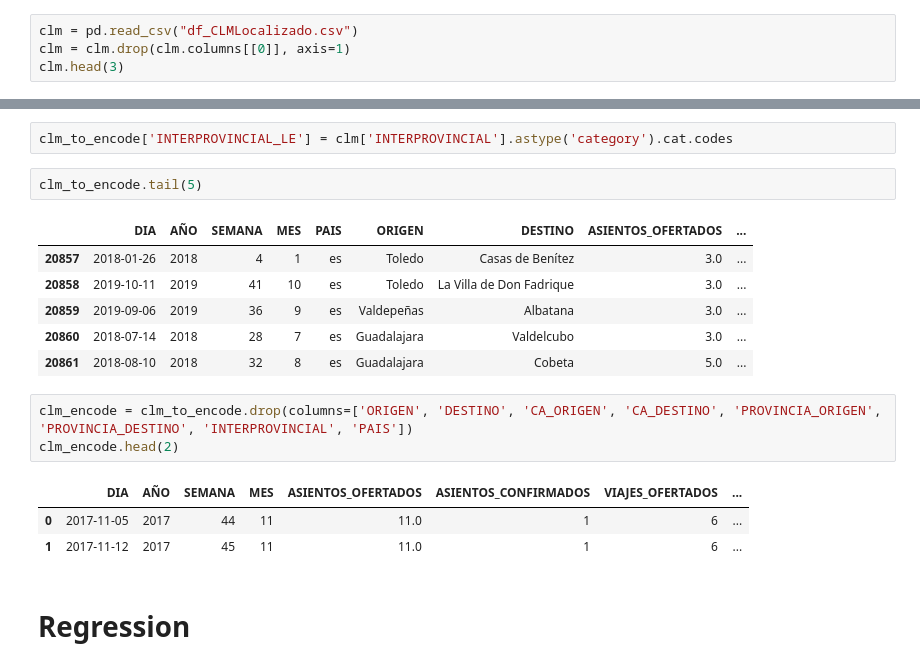
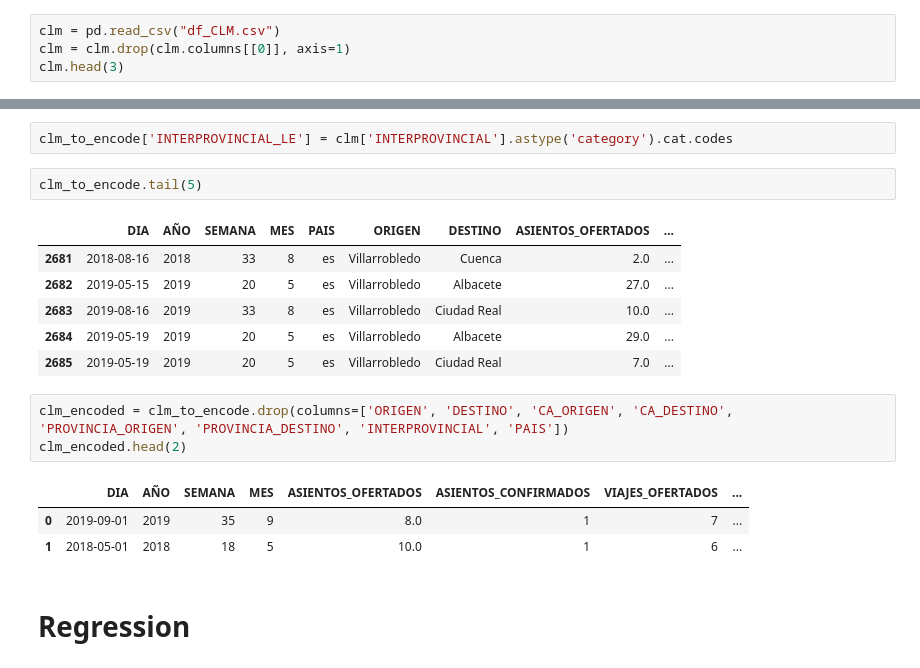
Before and after one commit to JoseAlbertoSeco/BlablacarCarpooling_DataMining, a Jupyter notebook: notebooks/Regression.ipynb, the cells around one changed output, grey strips where cells are left out. Saved outputs shown, nothing was run; the diff lists cells and outputs as text.

```diff
--- a/notebooks/Regression.ipynb
+++ b/notebooks/Regression.ipynb
@@ -44,5 +50,5 @@ andalucia.head(3)
 # %%
-clm = pd.read_csv("df_CLMLocalizado.csv")
+clm = pd.read_csv("df_CLM.csv")
 clm = clm.drop(clm.columns[[0]], axis=1)
 clm.head(3)
 # %% [output]
@@ -161,18 +140,18 @@ clm_to_encode['INTERPROVINCIAL_LE'] = clm['INTERPROVINCIAL'].astype('category').
 clm_to_encode.tail(5)
 # %% [output]
 |  | DIA | AÑO | SEMANA | MES | PAIS | ORIGEN | DESTINO | ASIENTOS_OFERTADOS | ... |
-| 20857 | 2018-01-26 | 2018 | 4 | 1 | es | Toledo | Casas de Benítez | 3.0 | ... |
-| 20858 | 2019-10-11 | 2019 | 41 | 10 | es | Toledo | La Villa de Don Fadrique | 3.0 | ... |
-| 20859 | 2019-09-06 | 2019 | 36 | 9 | es | Valdepeñas | Albatana | 3.0 | ... |
-| 20860 | 2018-07-14 | 2018 | 28 | 7 | es | Guadalajara | Valdelcubo | 3.0 | ... |
-| 20861 | 2018-08-10 | 2018 | 32 | 8 | es | Guadalajara | Cobeta | 5.0 | ... |
+| 2681 | 2018-08-16 | 2018 | 33 | 8 | es | Villarrobledo | Cuenca | 2.0 | ... |
+| 2682 | 2019-05-15 | 2019 | 20 | 5 | es | Villarrobledo | Albacete | 27.0 | ... |
+| 2683 | 2019-08-16 | 2019 | 33 | 8 | es | Villarrobledo | Ciudad Real | 10.0 | ... |
+| 2684 | 2019-05-19 | 2019 | 20 | 5 | es | Villarrobledo | Albacete | 29.0 | ... |
+| 2685 | 2019-05-19 | 2019 | 20 | 5 | es | Villarrobledo | Ciudad Real | 7.0 | ... |
 # %%
-clm_encode = clm_to_encode.drop(columns=['ORIGEN', 'DESTINO', 'CA_ORIGEN', 'CA_DESTINO', 'PROVINCIA_ORIGEN', 'PROVINCIA_DESTINO', 'INTERPROVINCIAL', 'PAIS'])
-clm_encode.head(2)
+clm_encoded = clm_to_encode.drop(columns=['ORIGEN', 'DESTINO', 'CA_ORIGEN', 'CA_DESTINO', 'PROVINCIA_ORIGEN', 'PROVINCIA_DESTINO', 'INTERPROVINCIAL', 'PAIS'])
+clm_encoded.head(2)
 # %% [output]
 |  | DIA | AÑO | SEMANA | MES | ASIENTOS_OFERTADOS | ASIENTOS_CONFIRMADOS | VIAJES_OFERTADOS | ... |
-| 0 | 2017-11-05 | 2017 | 44 | 11 | 11.0 | 1 | 6 | ... |
-| 1 | 2017-11-12 | 2017 | 45 | 11 | 11.0 | 1 | 6 | ... |
+| 0 | 2019-09-01 | 2019 | 35 | 9 | 8.0 | 1 | 7 | ... |
+| 1 | 2018-05-01 | 2018 | 18 | 5 | 10.0 | 1 | 6 | ... |
 # %% [markdown]
 # Regression
 # %% [markdown]
```
Also changed, not shown: parts of 30 cells of this notebook.
